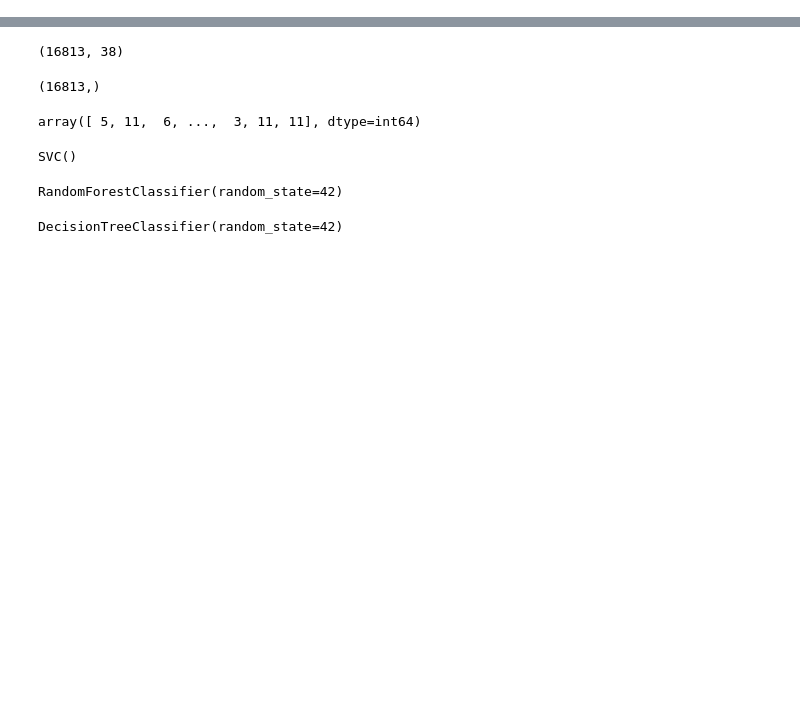
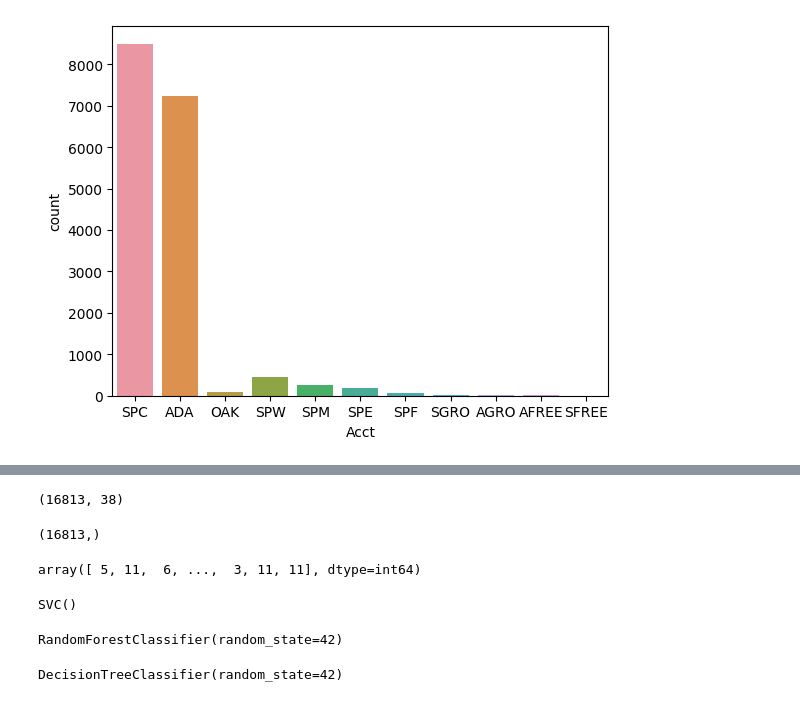
Before and after one commit to asifirfanullahmasum/responsive-transit-demand-pickpup-prediction, a Jupyter notebook: model_training.ipynb, the cells around one changed output, grey strips where cells are left out. Saved outputs shown, nothing was run; the diff lists cells and outputs as text; code cells hidden in the pictures; blank space fills up the shorter version.

```diff
--- a/model_training.ipynb
+++ b/model_training.ipynb
@@ -40,0 +51,5 @@ dtype: int64
+# %%
+sns.countplot(x="Acct", data=data_visualization)
+plt.show()
+# %% [output]
+[figure, added]
```
Also changed, not shown: parts of 12 cells of this notebook, 1 other file.
